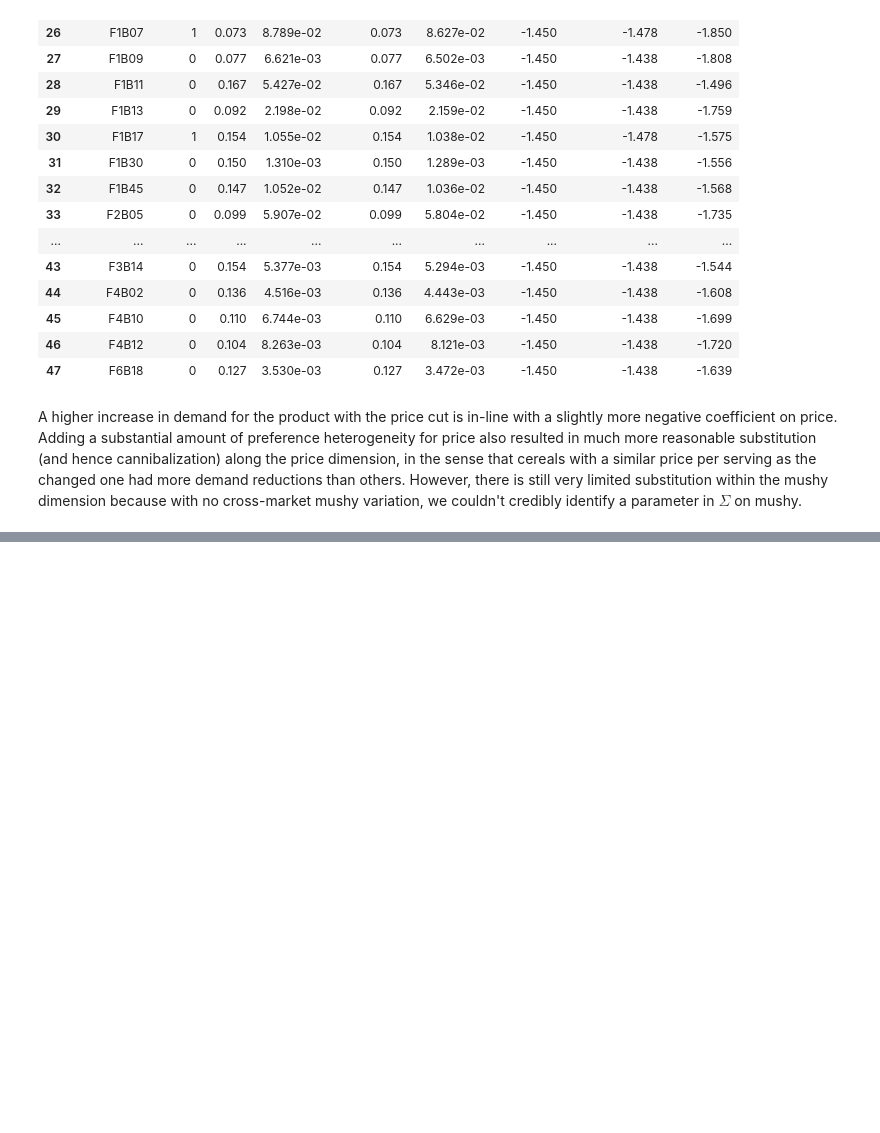
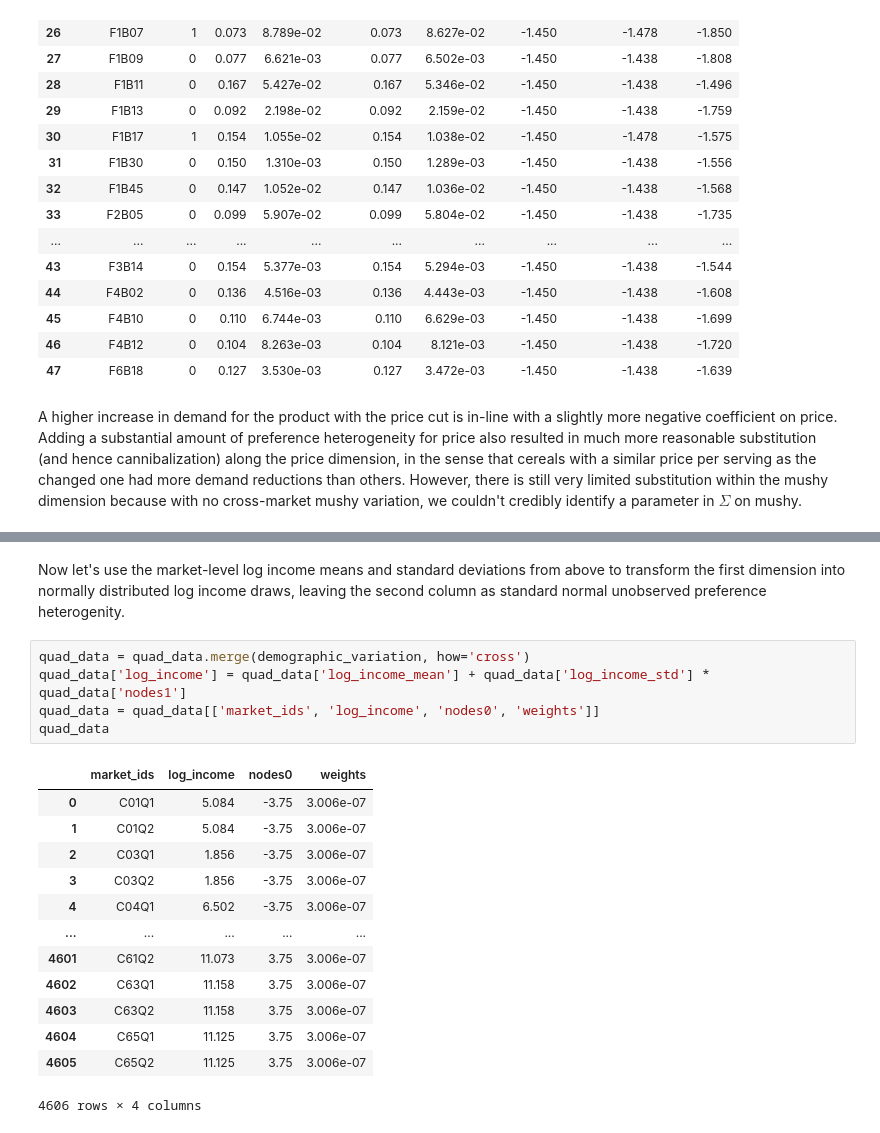
Before and after one commit to Mixtape-Sessions/Demand-Estimation, a Jupyter notebook: Exercises/Exercise-2/Solutions.ipynb, the cells around one changed output, grey strips where cells are left out. Saved outputs shown, nothing was run; the diff lists cells and outputs as text; blank space fills up the shorter version.

```diff
--- a/Exercises/Exercise-2/Solutions.ipynb
+++ b/Exercises/Exercise-2/Solutions.ipynb
@@ -349,0 +465,21 @@ A higher increase in demand for the product with the price cut is in-line with a
+# %% [markdown]
+Now let's use the market-level log income means and standard deviations from above to transform the first dimension into normally distributed log income draws, leaving the second column as standard normal unobserved preference heterogenity.
+# %%
+quad_data = quad_data.merge(demographic_variation, how='cross')
+quad_data['log_income'] = quad_data['log_income_mean'] + quad_data['log_income_std'] * quad_data['nodes1']
+quad_data = quad_data[['market_ids', 'log_income', 'nodes0', 'weights']]
+quad_data
+# %% [output]
+|  | market_ids | log_income | nodes0 | weights |
+| 0 | C01Q1 | 5.084 | -3.75 | 3.006e-07 |
+| 1 | C01Q2 | 5.084 | -3.75 | 3.006e-07 |
+| 2 | C03Q1 | 1.856 | -3.75 | 3.006e-07 |
+| 3 | C03Q2 | 1.856 | -3.75 | 3.006e-07 |
+| 4 | C04Q1 | 6.502 | -3.75 | 3.006e-07 |
+| ... | ... | ... | ... | ... |
+| 4601 | C61Q2 | 11.073 | 3.75 | 3.006e-07 |
+| 4602 | C63Q1 | 11.158 | 3.75 | 3.006e-07 |
+| 4603 | C63Q2 | 11.158 | 3.75 | 3.006e-07 |
+| 4604 | C65Q1 | 11.125 | 3.75 | 3.006e-07 |
+| 4605 | C65Q2 | 11.125 | 3.75 | 3.006e-07 |
+4606 rows × 4 columns
```
Also changed, not shown: parts of 37 cells of this notebook, 3 other files.
